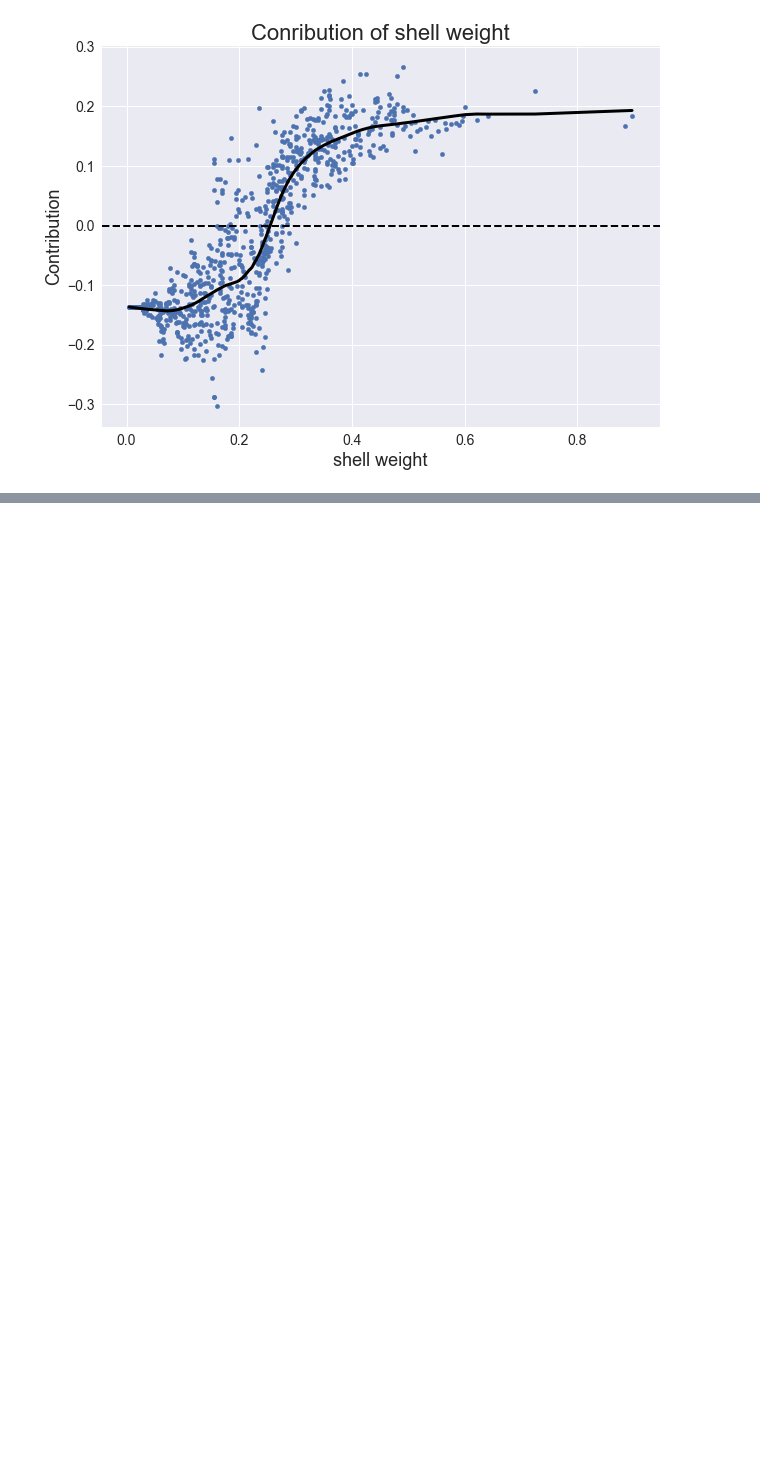
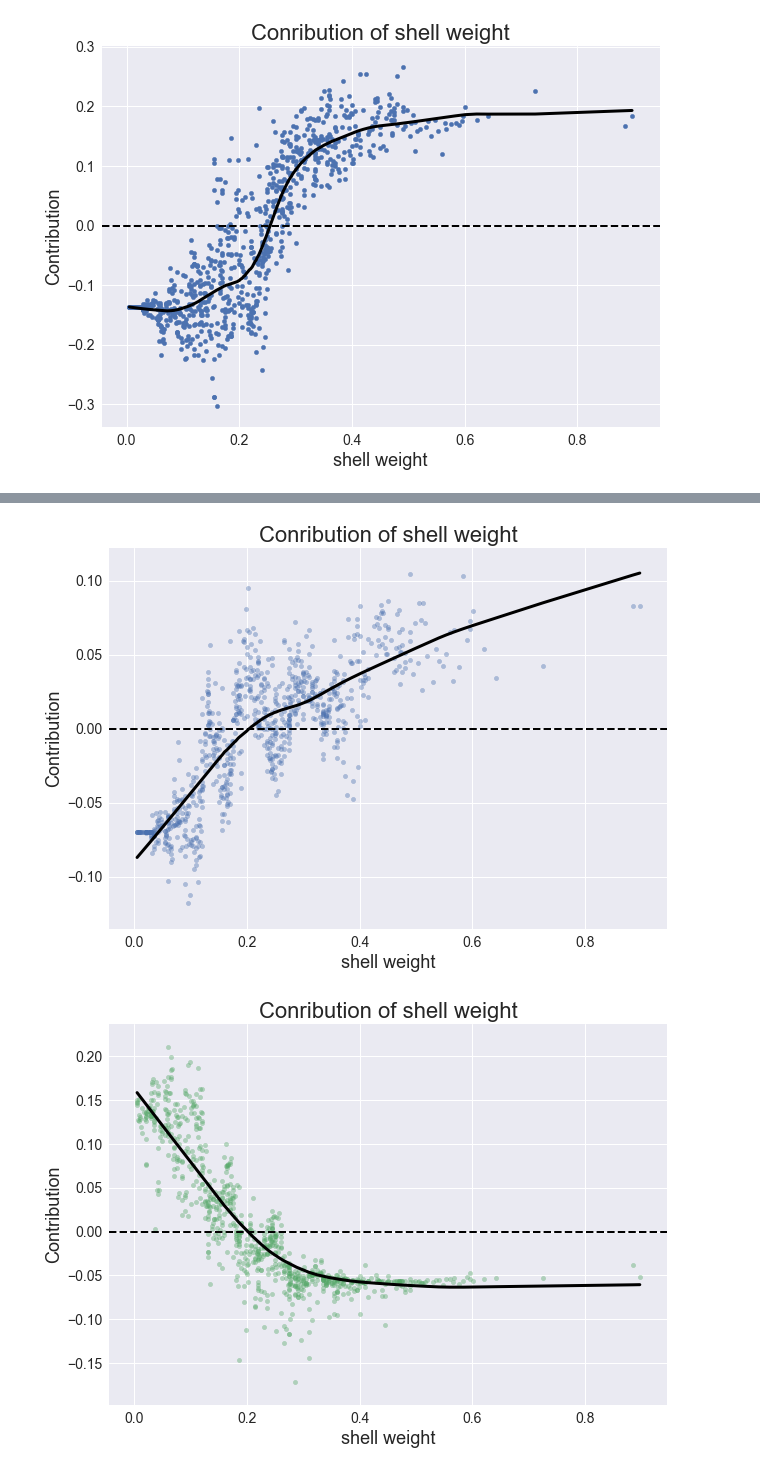
Before and after one commit to gregtam/interpreting-decision-trees-and-random-forests, a Jupyter notebook: Explaining Decision Trees and Random Forests.ipynb, the cells around one changed output, grey strips where cells are left out. Drawn from its saved outputs; the diff is of its cells as text; code cells hidden in the pictures; blank space fills up the shorter version.

```diff
--- a/Explaining Decision Trees and Random Forests.ipynb
+++ b/Explaining Decision Trees and Random Forests.ipynb
@@ -314,0 +341,7 @@ plot_single_feat_contrib('shell weight', X_test, rf_bin_clf_contrib_df,
+# %%
+plot_single_feat_contrib('shell weight', X_test, rf_sex_F_contrib_df, c=blue, alpha=0.4, add_smooth=True)
+plot_single_feat_contrib('shell weight', X_test, rf_sex_I_contrib_df, c=green, alpha=0.4, add_smooth=True)
+plot_single_feat_contrib('shell weight', X_test, rf_sex_M_contrib_df, c=red, alpha=0.4, add_smooth=True)
+# %% [output]
+[figure, added]
+[figure, added]
```
Also changed, not shown: parts of 6 cells of this notebook, 1 other file.
